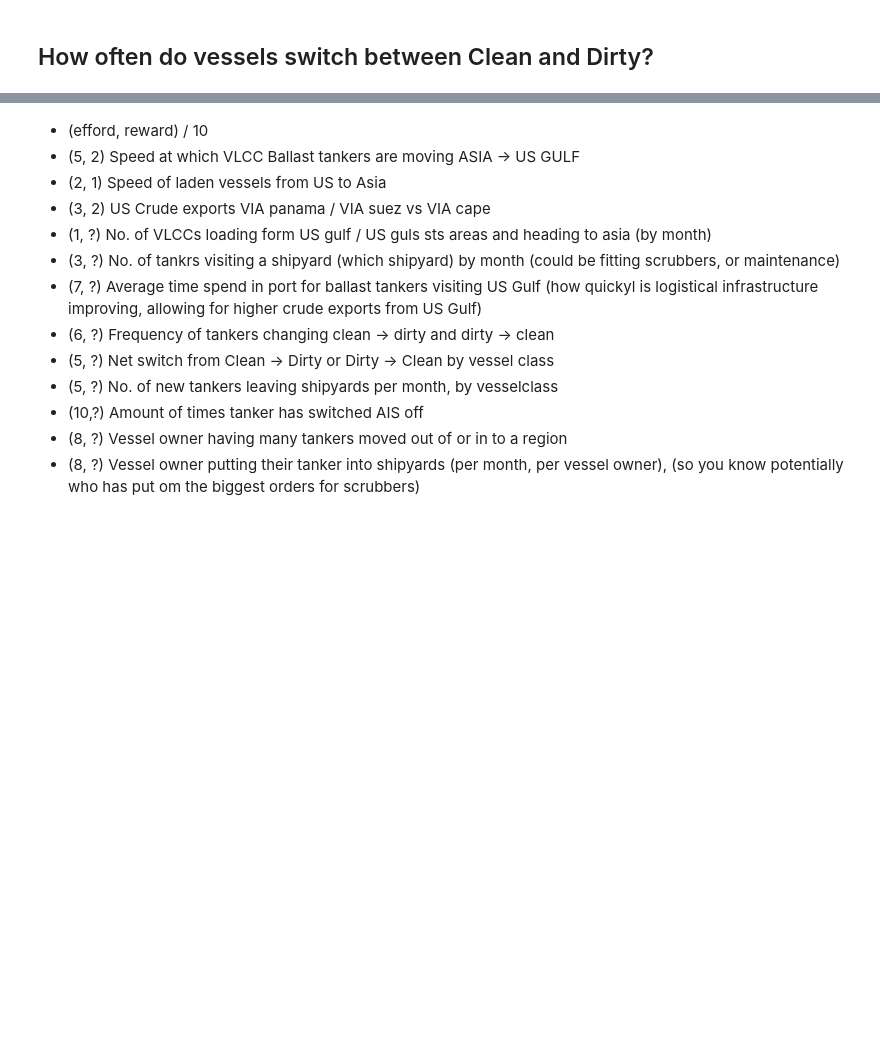
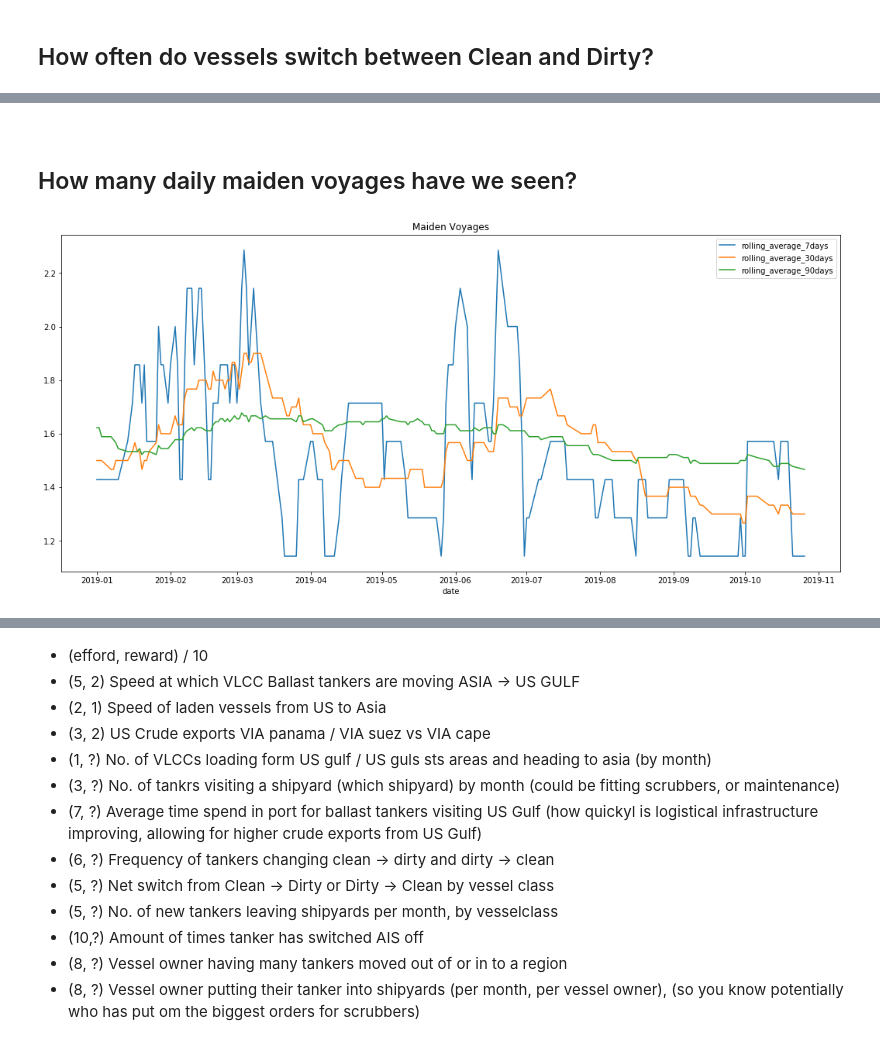
Before and after one commit to VorTECHsa/python-sdk, a Jupyter notebook: sample_notebook.ipynb, the cells around one changed output, grey strips where cells are left out. Saved outputs shown, nothing was run; the diff lists cells and outputs as text; code cells hidden in the pictures; blank space fills up the shorter version.

Commit message:
feat: Add maiden and final voyages

```diff
--- a/sample_notebook.ipynb
+++ b/sample_notebook.ipynb
@@ -39,4 +41,8 @@ def filter_if_required(cms, col, filter_item):
         return cms[(cms[col] == filter_item[0]) | (cms[col] == filter_item[1])]
     else:
         return cms[cms[col] == filter_item]
+# %%
+def count_per_day(cms):
+    return pd.DataFrame(cms.groupby(by='date').count()['PRIMARY VESSEL'])\
+    .rename(columns={'PRIMARY VESSEL': 'count'})
 # %%
@@ -138,0 +168,14 @@ plot_with_rolling_averages(df=average_journey_days,
+# %% [markdown]
+<a id='maiden_voyages'></a>
+# %% [markdown]
+## How many daily maiden voyages have we seen?
+# %%
+cms = v.read_cargo_movements()
+maiden_movements = pd.DataFrame(cms.groupby('PRIMARY VESSEL')['date'].min()).reset_index()
+maidens_per_day = count_per_day(maiden_movements)
+plot_with_rolling_averages(df=maidens_per_day,
+                           plot_col='count',
+                           min_date='2019-01-01',
+                           title='Maiden Voyages')
+# %% [output]
+[figure, added]
```
Also changed, not shown: parts of 19 cells of this notebook.
